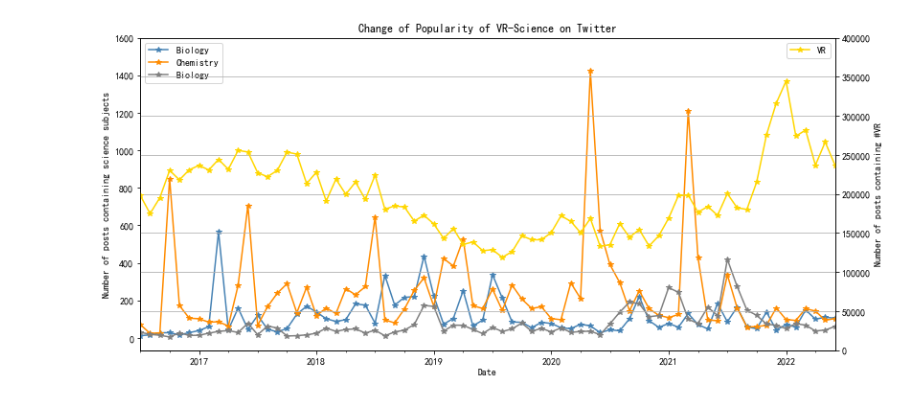
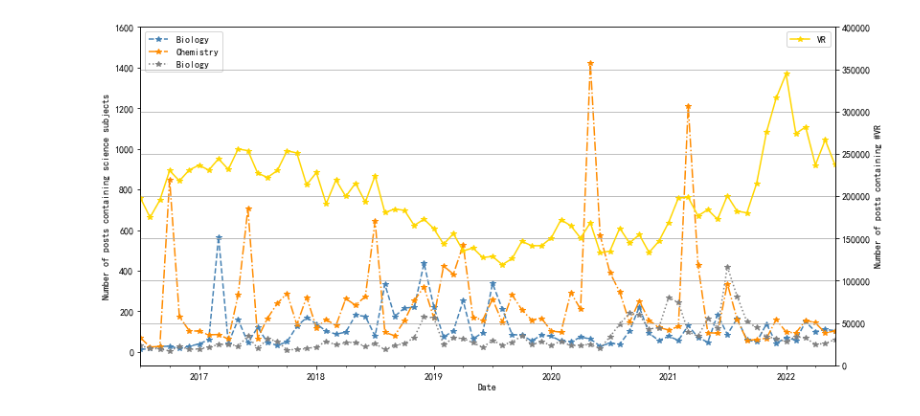
Before and after one commit to YW-2022/Twitter_Data-Collection_Python, a Jupyter notebook: relinechart_vr.ipynb, the cells around one changed output. Cells and saved outputs as stored; diff of their text form; code cells hidden in the pictures.

```diff
--- a/relinechart_vr.ipynb
+++ b/relinechart_vr.ipynb
@@ -14,36 +14,35 @@ table = xls_file.parse('Sheet1')
 
 
 df = table.set_index('Date')
 df.tail()
 
 
-fig = plt.figure(figsize=(13,6))
+fig = plt.figure(figsize=(13,6.5))
 
 ax1 = fig.add_subplot(111)
 
-df['Biology'].plot(ax=ax1,style='steelblue',alpha=1,label='Biology',marker='*',linestyle='-')
-df['Chemistry'].plot(ax=ax1,style='darkorange',alpha=1,label='Chemistry',marker='*',linestyle='-')
-df['Physics'].plot(ax=ax1,style='gray',alpha=1,label='Biology',marker='*',linestyle='-')
+df['Biology'].plot(ax=ax1,style='steelblue',alpha=1,label='Biology',marker='*',linestyle='--')
+df['Chemistry'].plot(ax=ax1,style='darkorange',alpha=1,label='Chemistry',marker='*',linestyle='-.')
+df['Physics'].plot(ax=ax1,style='gray',alpha=1,label='Physics',marker='*',linestyle=':')
 plt.xlabel('Date')
 
 ax1.set_yticks(np.arange(0,1800,200))
 
 ax1.set_ylabel('Number of posts containing science subjects')
 
 plt.legend(loc=2)
 
 ax2 = ax1.twinx()
 
 df['VR'].plot(ax=ax2,grid=True,label='VR',style='gold',alpha=1,marker='*',linestyle='-')
 
 ax2.set_yticks(np.arange(0,450000,50000))
 
 ax2.set_ylabel('Number of posts containing #VR')
 
 plt.legend(loc=1)
 
-plt.title('Change of Popularity of VR-Science on Twitter')
 
 plt.savefig('Change of Popularity of VR-Science on Twitter2.png', dpi=600, bbox_inches='tight')
 # %% [output]
-[figure, old version]
+[figure, new version]
```
